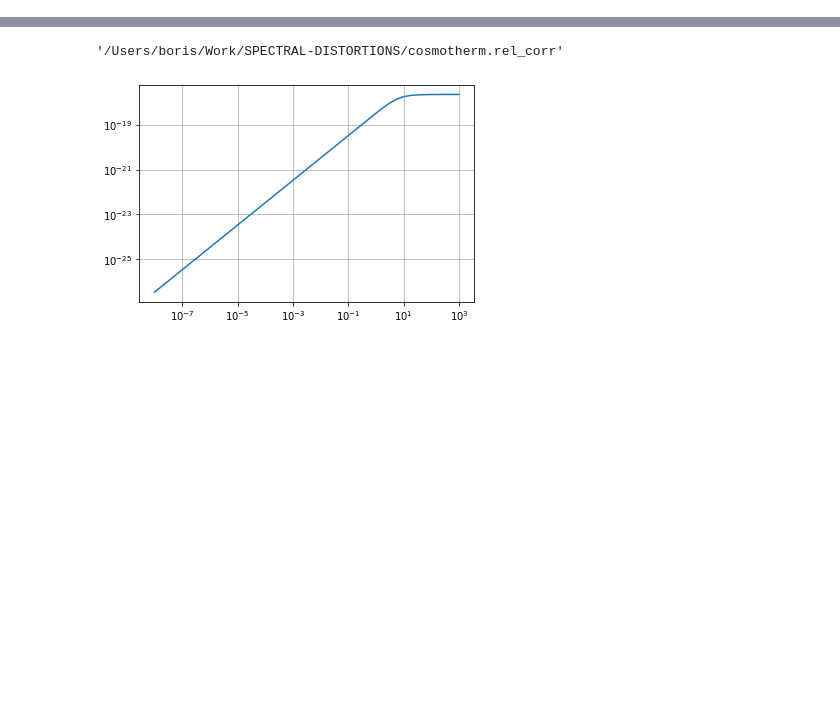
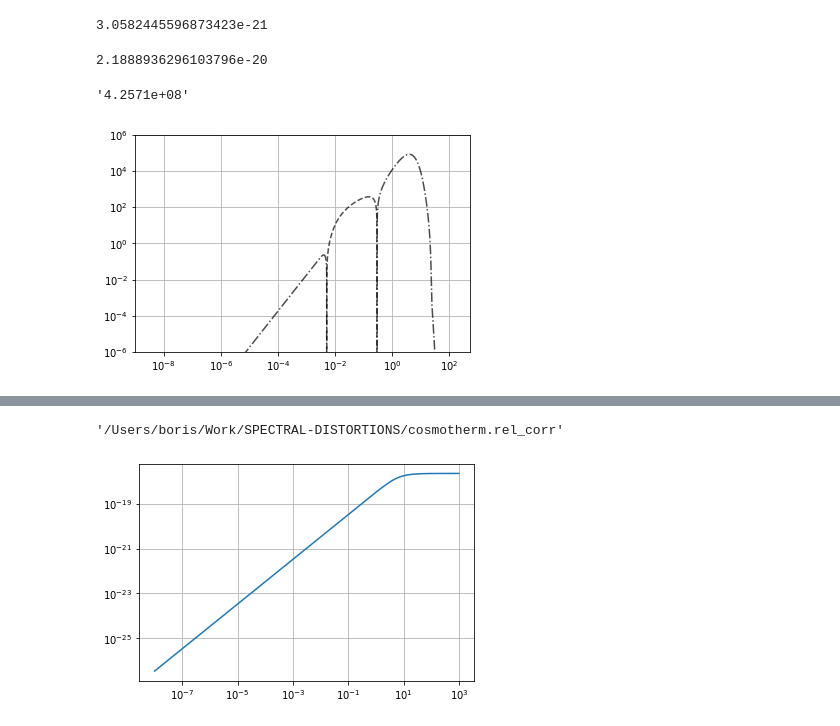
Before and after one commit to CMBSPEC/specdist, a Jupyter notebook: specdist/notebooks/pispec_stimulated_decay.ipynb, the cells around one changed output, grey strips where cells are left out. Drawn from its saved outputs; the diff is of its cells as text; code cells hidden in the pictures; blank space fills up the shorter version.

```diff
--- a/specdist/notebooks/pispec_stimulated_decay.ipynb
+++ b/specdist/notebooks/pispec_stimulated_decay.ipynb
@@ -216,0 +748,12 @@ import matplotlib.animation as animation
+# %%
+cosmo.H0()*np.sqrt(cosmo.Omega_m())/4./1e2
+# %% [output]
+3.0582445596873423e-21
+# %%
+1e-2 * cosmo.H0()
+# %% [output]
+2.1888936296103796e-20
+# %%
+'%.4e'%(1e5/xinj_to_Einj)
+# %% [output]
+'4.2571e+08'
@@ -216,0 +802,9 @@ import matplotlib.animation as animation
+# %%
+i=0
+plt.plot(R_test[i]['x'],(R_test[i]['DI']-R_test_no_inj[i]['DI']),c=col,ls='-.',alpha=0.7)
+plt.plot(R_test[i]['x'],-(R_test[i]['DI']-R_test_no_inj[i]['DI']),c=col,ls='--',alpha=0.7)
+plt.loglog()
+plt.ylim(1e-6,1e6)
+plt.grid(which='both')
+# %% [output]
+[figure, added]
```
Also changed, not shown: parts of 35 cells of this notebook, 1 other file.
